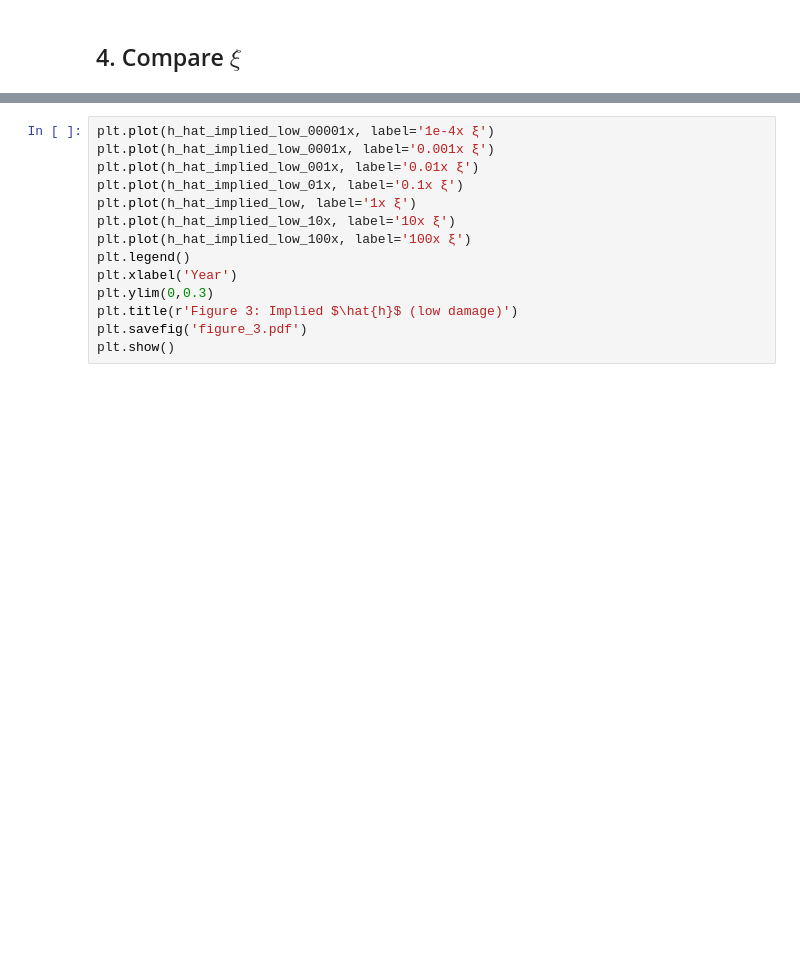
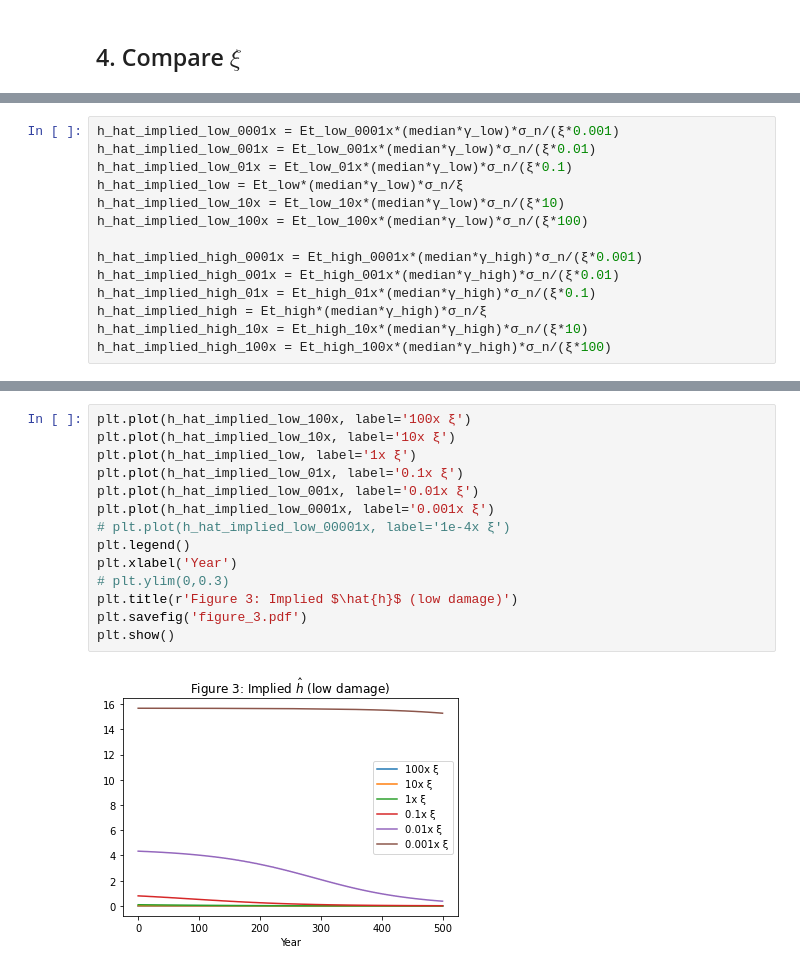
Before and after one commit to lphansen/ClimateUncertaintySpillover, a Jupyter notebook: notebook/notebook.ipynb, the cells around one changed output, grey strips where cells are left out. Cells and saved outputs as stored; diff of their text form; blank space fills up the shorter version.

```diff
--- a/notebook/notebook.ipynb
+++ b/notebook/notebook.ipynb
@@ -182 +211,15 @@ h_hat_implied_high_100x = Et_high_100x/E_tilde_high * h_hat
+# %%
+h_hat_implied_low_0001x = Et_low_0001x*(median*γ_low)*σ_n/(ξ*0.001)
+h_hat_implied_low_001x = Et_low_001x*(median*γ_low)*σ_n/(ξ*0.01)
+h_hat_implied_low_01x = Et_low_01x*(median*γ_low)*σ_n/(ξ*0.1)
+h_hat_implied_low = Et_low*(median*γ_low)*σ_n/ξ
+h_hat_implied_low_10x = Et_low_10x*(median*γ_low)*σ_n/(ξ*10)
+h_hat_implied_low_100x = Et_low_100x*(median*γ_low)*σ_n/(ξ*100)
+
+h_hat_implied_high_0001x = Et_high_0001x*(median*γ_high)*σ_n/(ξ*0.001)
+h_hat_implied_high_001x = Et_high_001x*(median*γ_high)*σ_n/(ξ*0.01)
+h_hat_implied_high_01x = Et_high_01x*(median*γ_high)*σ_n/(ξ*0.1)
+h_hat_implied_high = Et_high*(median*γ_high)*σ_n/ξ
+h_hat_implied_high_10x = Et_high_10x*(median*γ_high)*σ_n/(ξ*10)
+h_hat_implied_high_100x = Et_high_100x*(median*γ_high)*σ_n/(ξ*100)
 # %%
@@ -209,15 +257,17 @@ plt.show()
 # %%
-plt.plot(h_hat_implied_low_00001x, label='1e-4x ξ')
+plt.plot(h_hat_implied_low_100x, label='100x ξ')
+plt.plot(h_hat_implied_low_10x, label='10x ξ')
+plt.plot(h_hat_implied_low, label='1x ξ')
+plt.plot(h_hat_implied_low_01x, label='0.1x ξ')
+plt.plot(h_hat_implied_low_001x, label='0.01x ξ')
 plt.plot(h_hat_implied_low_0001x, label='0.001x ξ')
-plt.plot(h_hat_implied_low_001x, label='0.01x ξ')
-plt.plot(h_hat_implied_low_01x, label='0.1x ξ')
-plt.plot(h_hat_implied_low, label='1x ξ')
-plt.plot(h_hat_implied_low_10x, label='10x ξ')
-plt.plot(h_hat_implied_low_100x, label='100x ξ')
+# plt.plot(h_hat_implied_low_00001x, label='1e-4x ξ')
 plt.legend()
 plt.xlabel('Year')
-plt.ylim(0,0.3)
+# plt.ylim(0,0.3)
 plt.title(r'Figure 3: Implied $\hat{h}$ (low damage)')
 plt.savefig('figure_3.pdf')
 plt.show()
+# %% [output]
+[figure, added]
 # %%
```
Also changed, not shown: parts of 16 cells of this notebook, 22 other files.
